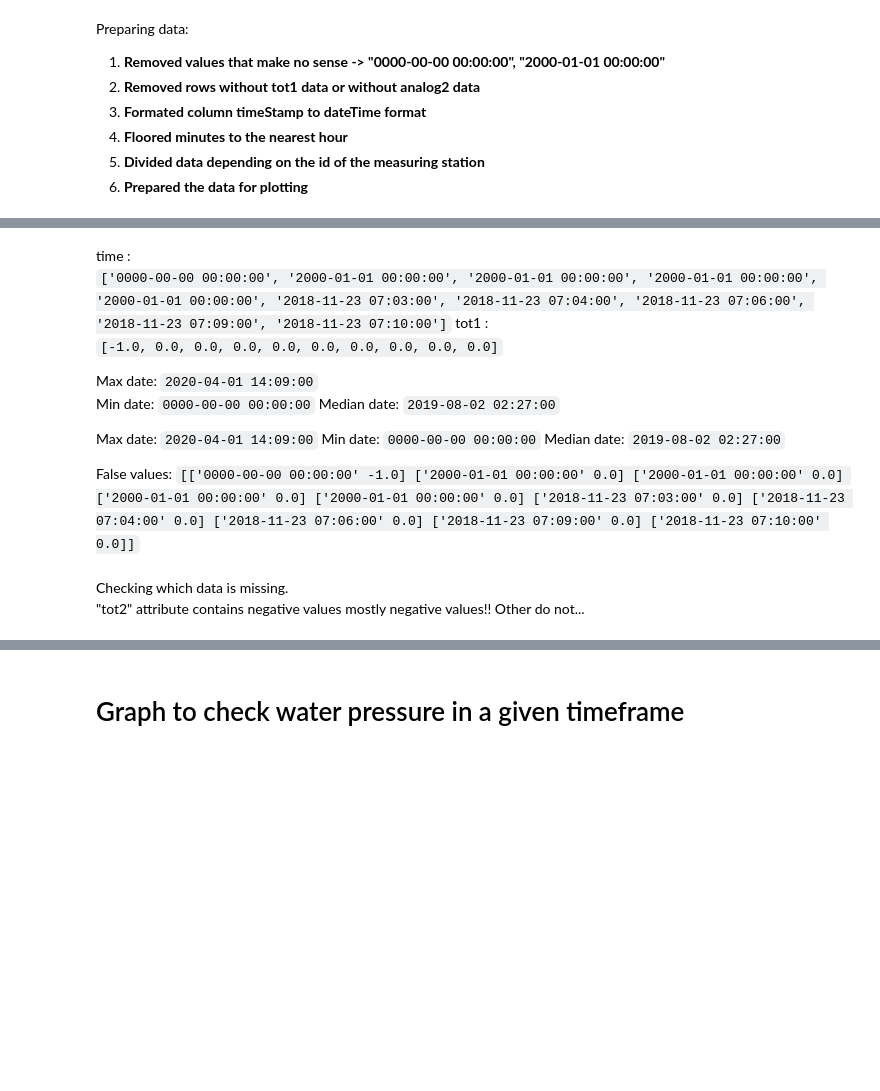
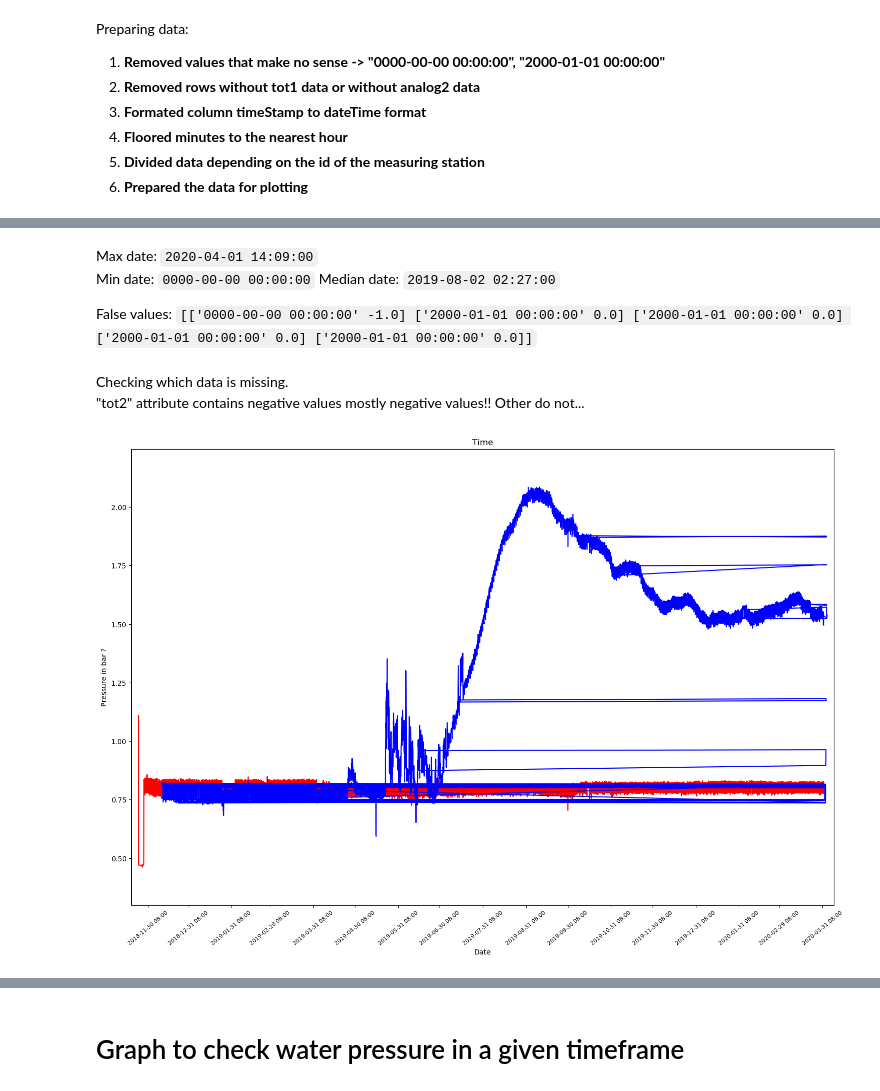
Before and after one commit to Zan-23/IJS_water_loss, a Jupyter notebook: notebooks/Intial data analysis.ipynb, the cells around one changed output, grey strips where cells are left out. Drawn from its saved outputs; the diff is of its cells as text; code cells hidden in the pictures; blank space fills up the shorter version.

Commit message:
Trying to fix errors while plotting both lines on the same chart, not successful

```diff
--- a/notebooks/Intial data analysis.ipynb
+++ b/notebooks/Intial data analysis.ipynb
@@ -63,0 +91,11 @@ data_with_minutes
+# %%
+date_range_seconds = pandas.date_range(start=(MEASURED_MIN_DATE), end=(MEASURED_MAX_DATE ), freq="M")
+date_range = []
+
+# + pandas.Timedelta(30, unit='D') ,  - pandas.Timedelta(30, unit='D')
+
+for date in date_range_seconds:
+    without_second = date.strftime('%Y-%m-%d %H:%M')
+    date_range.append(without_second)
+
+date_range
@@ -87,30 +171,15 @@ y_axis_data = data.groupby("timeStamp").mean()[["analog2"]].to_numpy()
 y_axis_data_249 = data_249_by_hour[["analog2"]].to_numpy()
 y_axis_data_248 = data_248_by_hour[["analog2"]].to_numpy()
 # %% [markdown]
-time :
-`['0000-00-00 00:00:00', '2000-01-01 00:00:00', '2000-01-01 00:00:00', '2000-01-01 00:00:00', '2000-01-01 00:00:00', '2018-11-23 07:03:00', '2018-11-23 07:04:00', '2018-11-23 07:06:00', '2018-11-23 07:09:00', '2018-11-23 07:10:00']`
-tot1 :
-`[-1.0, 0.0, 0.0, 0.0, 0.0, 0.0, 0.0, 0.0, 0.0, 0.0]`
-
 Max date: `2020-04-01 14:09:00`
 Min date: `0000-00-00 00:00:00`
 Median date: `2019-08-02 02:27:00`
-
-Max date: `2020-04-01 14:09:00`
-Min date: `0000-00-00 00:00:00`
-Median date: `2019-08-02 02:27:00`
-
 
 False values:  `[['0000-00-00 00:00:00' -1.0]
  ['2000-01-01 00:00:00' 0.0]
  ['2000-01-01 00:00:00' 0.0]
  ['2000-01-01 00:00:00' 0.0]
- ['2000-01-01 00:00:00' 0.0]
- ['2018-11-23 07:03:00' 0.0]
- ['2018-11-23 07:04:00' 0.0]
- ['2018-11-23 07:06:00' 0.0]
- ['2018-11-23 07:09:00' 0.0]
- ['2018-11-23 07:10:00' 0.0]]`
+ ['2000-01-01 00:00:00' 0.0]]`
 # %% [markdown]
 Checking which data is missing.
 "tot2" attribute contains negative values mostly negative values!! Other do not...
@@ -127,6 +196,25 @@ len_analog = len(data[(data['analog2'] != 0)])
 print("Missing data in columns: ")
 print("tot1:", (DATA_SIZE - len_tot1), "\ntot2:", (DATA_SIZE - len_tot2), "\nanalog2:", (DATA_SIZE- len_analog))
 """;
+# %%
+# version 2
+fig = plt.figure(figsize=(18, 12), dpi= 100, facecolor='w')
+
+plt.plot(timestamp_data_249, y_axis_data_249, color="red")
+plt.plot(timestamp_data_248, y_axis_data_248, color="blue")
+# plt.plot(timestamp_data_249[:1000], y_axis_data_249[:1000], color="red")
+# plt.plot(timestamp_data_248[:1000], y_axis_data_248[:1000], color="blue")
+
+plt.ylabel('Pressure in bar ?')
+plt.xlabel('Date')
+plt.xticks(date_range, rotation=40)
+plt.rc('xtick',labelsize=8)
+plt.title('Time')
+plt.margins(0.01, 0.1)
+#plt.savefig('test.png')
+plt.show()
+# %% [output]
+[figure, added]
 # %%
 fig = plt.figure(figsize=(18, 12), dpi= 100, facecolor='w')
 plt.plot(timestamp_data_249, y_axis_data_249, color="red")
```
Also changed, not shown: parts of 24 cells of this notebook, 1 other file.
